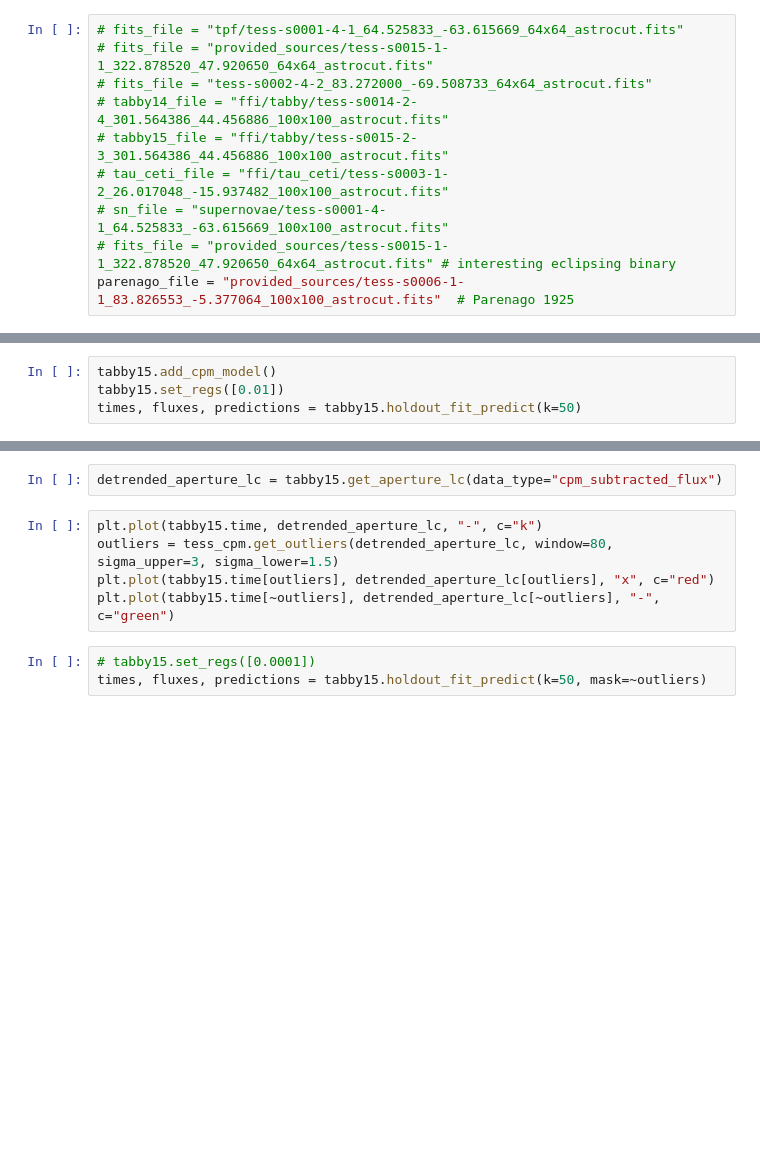
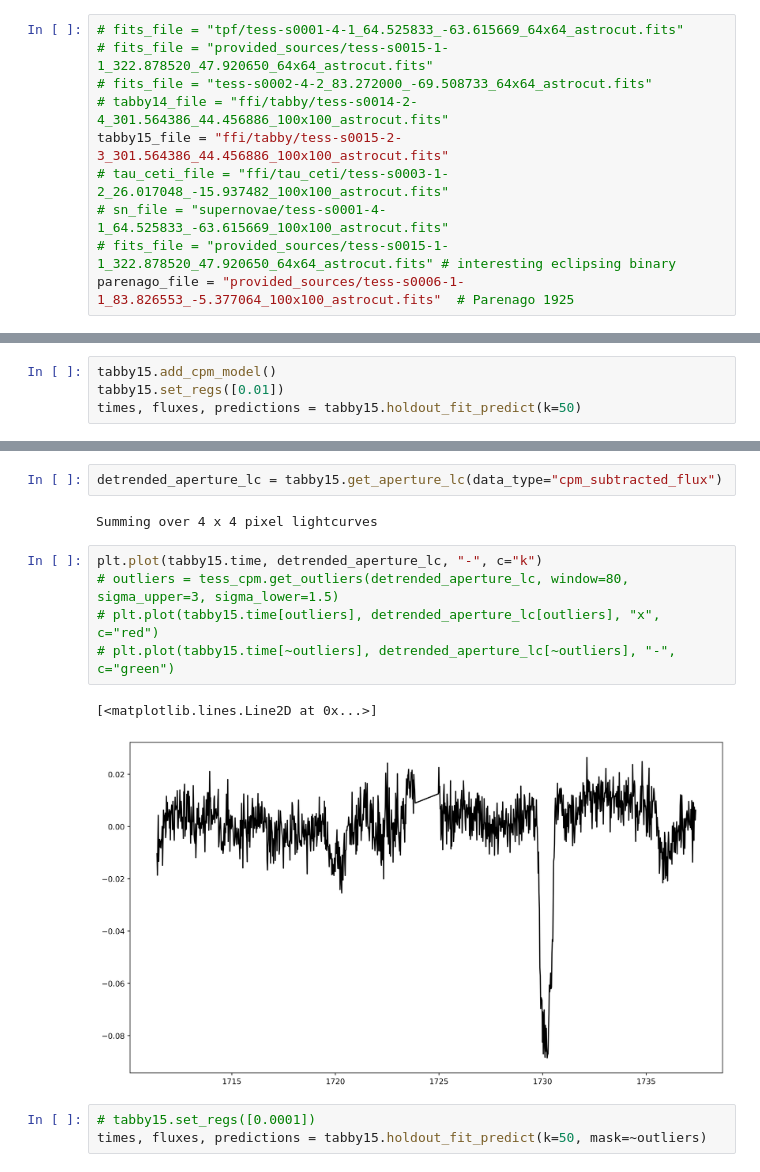
Before and after one commit to soichiro-hattori/unpopular, a Jupyter notebook: tester.ipynb, the cells around one changed output, grey strips where cells are left out. Saved outputs shown, nothing was run; the diff lists cells and outputs as text; blank space fills up the shorter version.

```diff
--- a/tester.ipynb
+++ b/tester.ipynb
@@ -18,7 +18,7 @@ plt.rcParams["figure.dpi"] = 400
 # fits_file = "provided_sources/tess-s0015-1-1_322.878520_47.920650_64x64_astrocut.fits"
 # fits_file = "tess-s0002-4-2_83.272000_-69.508733_64x64_astrocut.fits"
 # tabby14_file = "ffi/tabby/tess-s0014-2-4_301.564386_44.456886_100x100_astrocut.fits"
-# tabby15_file = "ffi/tabby/tess-s0015-2-3_301.564386_44.456886_100x100_astrocut.fits"
+tabby15_file = "ffi/tabby/tess-s0015-2-3_301.564386_44.456886_100x100_astrocut.fits"
 # tau_ceti_file = "ffi/tau_ceti/tess-s0003-1-2_26.017048_-15.937482_100x100_astrocut.fits"
 # sn_file = "supernovae/tess-s0001-4-1_64.525833_-63.615669_100x100_astrocut.fits"
 # fits_file = "provided_sources/tess-s0015-1-1_322.878520_47.920650_64x64_astrocut.fits" # interesting eclipsing binary
@@ -44,10 +72,15 @@ tabby15.plot_pix_by_pix(data_type="cpm_subtracted_flux", split=True)
 # %%
 detrended_aperture_lc = tabby15.get_aperture_lc(data_type="cpm_subtracted_flux")
+# %% [output]
+Summing over 4 x 4 pixel lightcurves
 # %%
 plt.plot(tabby15.time, detrended_aperture_lc, "-", c="k")
-outliers = tess_cpm.get_outliers(detrended_aperture_lc, window=80, sigma_upper=3, sigma_lower=1.5)
-plt.plot(tabby15.time[outliers], detrended_aperture_lc[outliers], "x", c="red")
-plt.plot(tabby15.time[~outliers], detrended_aperture_lc[~outliers], "-", c="green")
+# outliers = tess_cpm.get_outliers(detrended_aperture_lc, window=80, sigma_upper=3, sigma_lower=1.5)
+# plt.plot(tabby15.time[outliers], detrended_aperture_lc[outliers], "x", c="red")
+# plt.plot(tabby15.time[~outliers], detrended_aperture_lc[~outliers], "-", c="green")
+# %% [output]
+[<matplotlib.lines.Line2D at 0x...>]
+[figure, added]
 # %%
 # tabby15.set_regs([0.0001])
 times, fluxes, predictions = tabby15.holdout_fit_predict(k=50, mask=~outliers)
```
Also changed, not shown: parts of 5 cells of this notebook, 7 other files.
